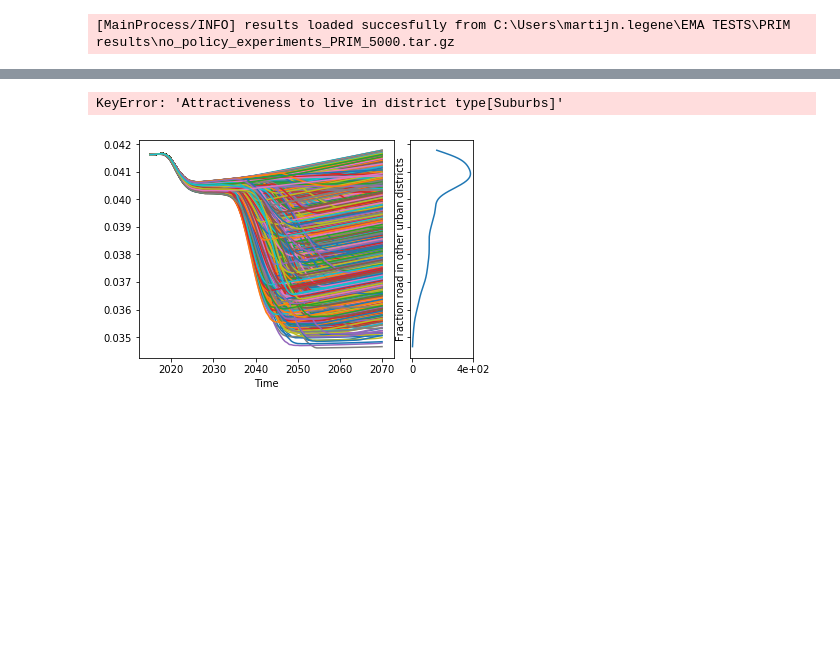
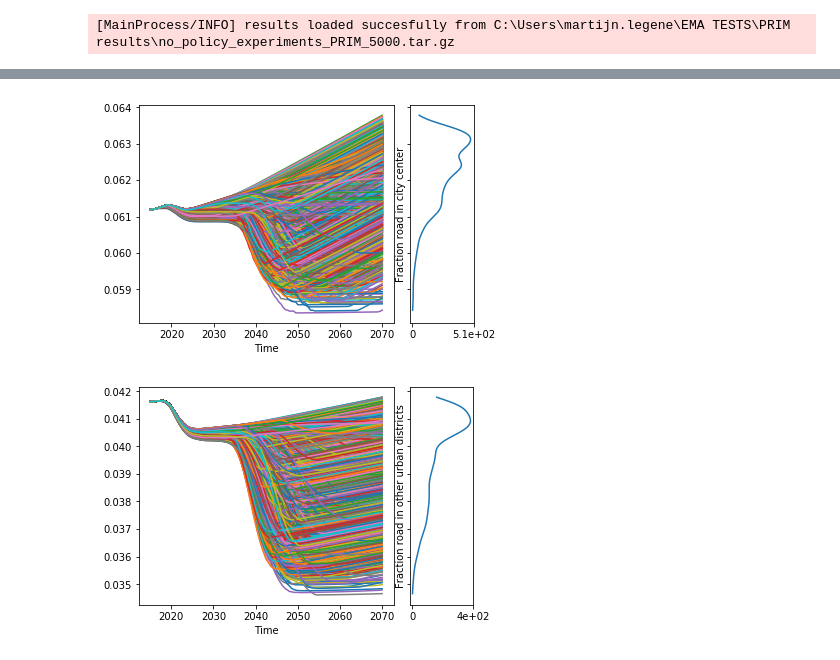
Before and after one commit to martijnlegene/Thesis, a Jupyter notebook: Prim tests and graphs.ipynb, the cells around one changed output, grey strips where cells are left out. Cells and saved outputs as stored; diff of their text form; code cells hidden in the pictures; blank space fills up the shorter version.

```diff
--- a/Prim tests met grouping specifiers.ipynb
+++ b/Prim tests and graphs.ipynb
@@ -284,9 +252,11 @@ fig
 # %%
 data = results
-lines(data, 'Attractiveness to live in district type[Suburbs]', group_by=None, density=KDE, titles=False,
-      ylabels=None)
+lines(data, 'Fraction road per district type[City center]', density=KDE, titles=None,
+     ylabels=False)
+plt.ylabel('Fraction road in city center')
+plt.draw()
 plt.show()
 # plt.draw()
-# plt.savefig(r'figs/uncertainties/Fraction housing cc.png')
+#plt.savefig(r'figs/uncertainties/Fraction road cc.png')
 # %% [output]
-KeyError: 'Attractiveness to live in district type[Suburbs]'
+[figure, added]
```
Also changed, not shown: parts of 29 cells of this notebook.
